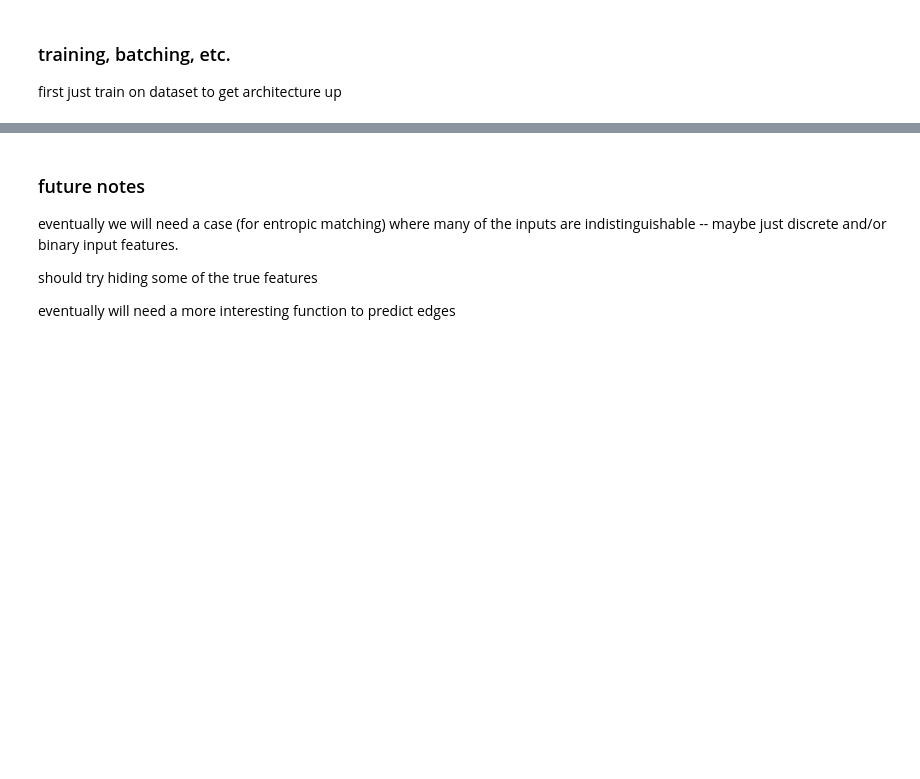
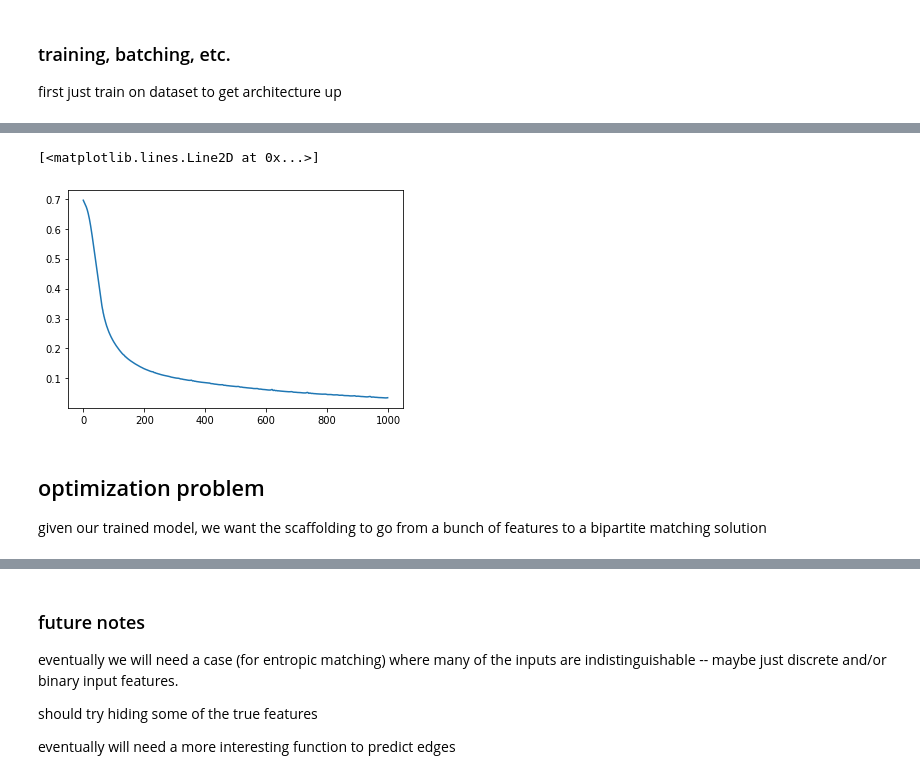
Before and after one commit to currymj/sinkhorn_predict_optimizer, a Jupyter notebook: bipartite.ipynb, the cells around one changed output, grey strips where cells are left out. Saved outputs shown, nothing was run; the diff lists cells and outputs as text; code cells hidden in the pictures; blank space fills up the shorter version.

```diff
--- a/bipartite.ipynb
+++ b/bipartite.ipynb
@@ -55,0 +57,37 @@ Sequential(
+# %%
+optimizer = optim.Adam(model.parameters())
+criterion = nn.BCEWithLogitsLoss()
+# %%
+def data_format(u, v, edges):
+    for i in range(u.shape[0]):
+        for j in range(v.shape[0]):
+            yield torch.cat((u[i,:], v[j,:])), edges[i, j]
+# %%
+results = list(data_format(u_feats, v_feats, edge_mat))
+vecs = torch.stack([x[0] for x in results])
+edges = torch.stack([x[1] for x in results]).view(-1,1)
+# %%
+def trainbatch(model, criterion, optimizer, vecs, edges, device='cuda'):
+    model.train()
+    vecs.to(device)
+    edges.to(device)
+    model.zero_grad()
+    out = model(vecs)
+    loss = criterion(out, edges)
+    save_loss = loss.item()
+    loss.backward()
+    optimizer.step()
+    return loss.item()
+# %%
+losses = []
+for i in range(1000):
+    loss = trainbatch(model, criterion, optimizer, vecs, edges)
+    losses.append(loss)
+plt.plot(losses)
+# %% [output]
+[<matplotlib.lines.Line2D at 0x...>]
+[figure, added]
+# %% [markdown]
+## optimization problem
+
+given our trained model, we want the scaffolding to go from a bunch of features to a bipartite matching solution
```
Also changed, not shown: parts of 27 cells of this notebook.
